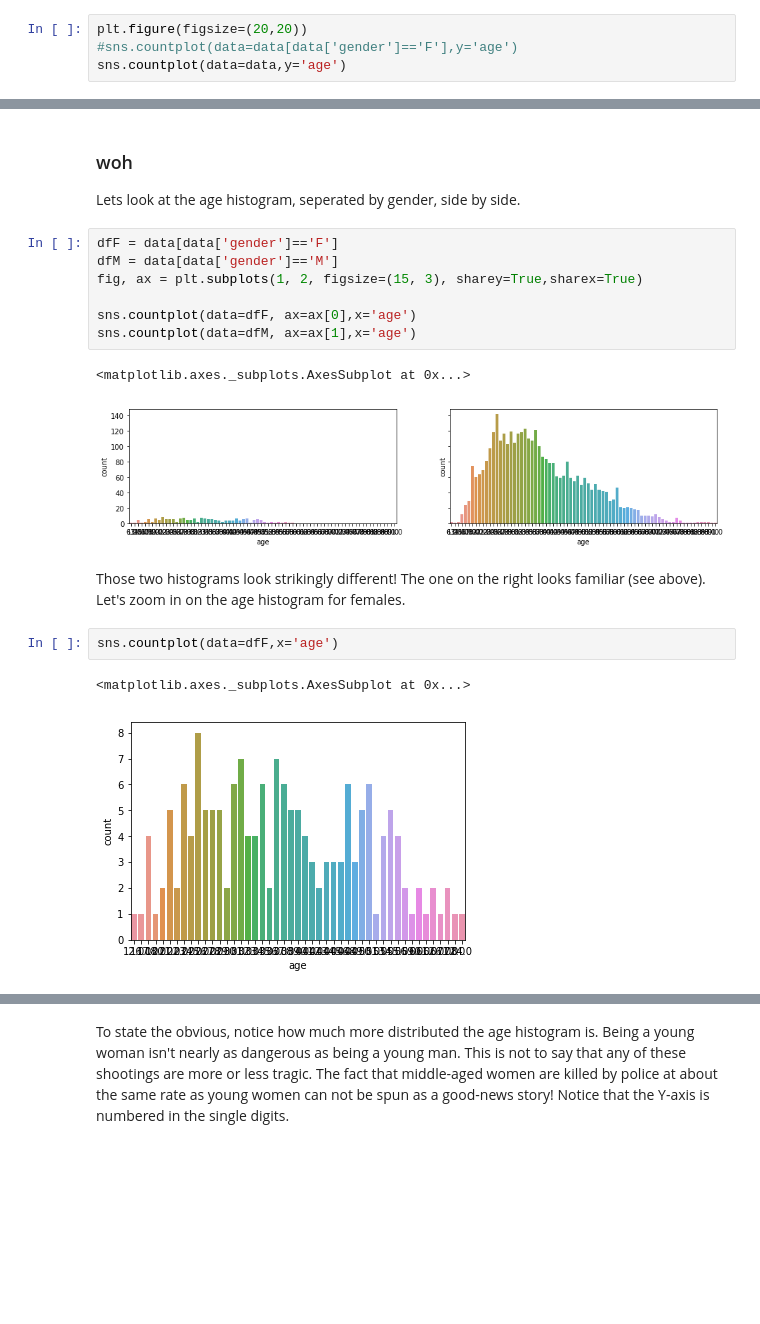
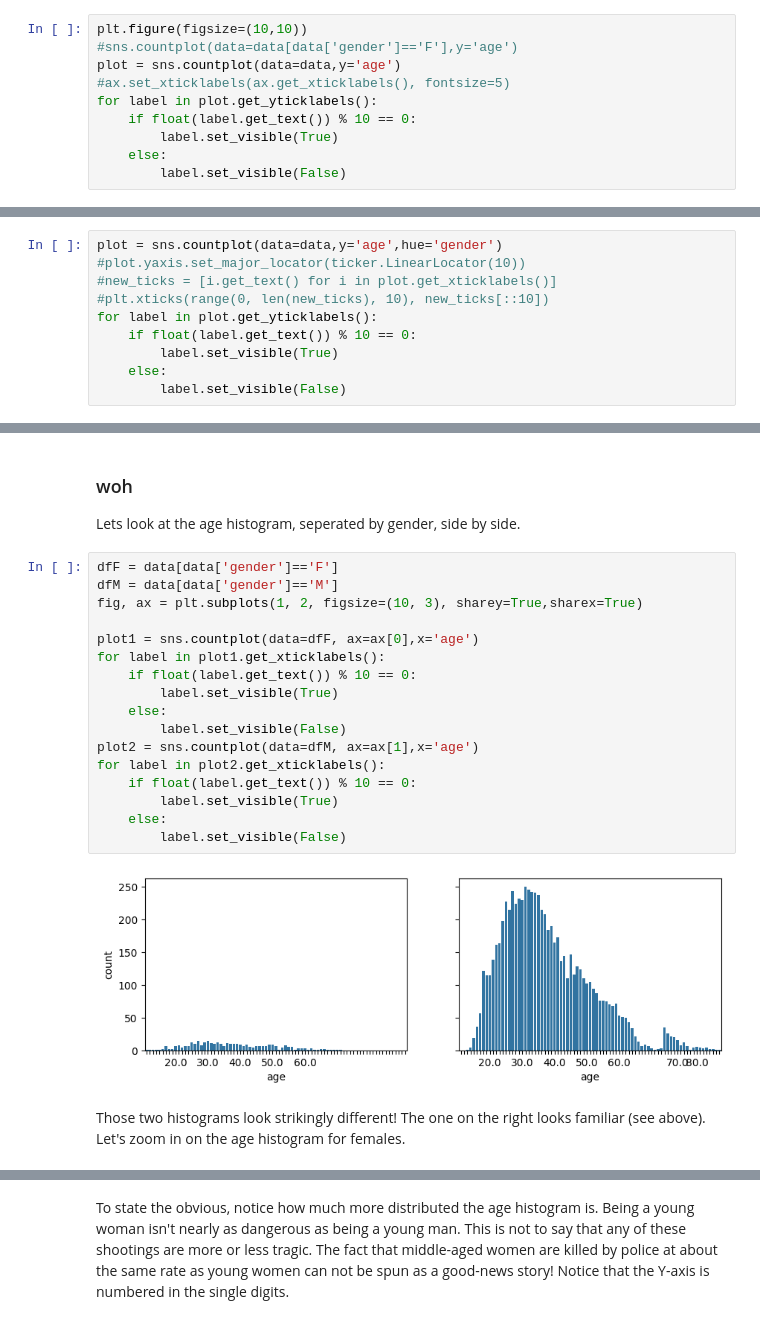
Before and after one commit to lcommons/portfolio, a Jupyter notebook: policeshootings/PoliceShootings.ipynb, the cells around one changed output, grey strips where cells are left out. Cells and saved outputs as stored; diff of their text form; blank space fills up the shorter version.

```diff
--- a/policeshootings/PoliceShootings.ipynb
+++ b/policeshootings/PoliceShootings.ipynb
@@ -146,7 +209,13 @@ This leads to some further questions to look at: state by month: when it gets HO
 
 #### Now let's look at the data by age
 # %%
-plt.figure(figsize=(20,20))
+plt.figure(figsize=(10,10))
 #sns.countplot(data=data[data['gender']=='F'],y='age')
-sns.countplot(data=data,y='age')
+plot = sns.countplot(data=data,y='age')
+#ax.set_xticklabels(ax.get_xticklabels(), fontsize=5)
+for label in plot.get_yticklabels():
+    if float(label.get_text()) % 10 == 0:
+        label.set_visible(True)
+    else:
+        label.set_visible(False)
 # %% [output]
@@ -171,0 +235,10 @@ sns.countplot(data=data,y='age',hue='gender')
+# %%
+plot = sns.countplot(data=data,y='age',hue='gender')
+#plot.yaxis.set_major_locator(ticker.LinearLocator(10))
+#new_ticks = [i.get_text() for i in plot.get_xticklabels()]
+#plt.xticks(range(0, len(new_ticks), 10), new_ticks[::10])
+for label in plot.get_yticklabels():
+    if float(label.get_text()) % 10 == 0:
+        label.set_visible(True)
+    else:
+        label.set_visible(False)
@@ -176,17 +251,21 @@ Lets look at the age histogram, seperated by gender, side by side.
 # %%
 dfF = data[data['gender']=='F']
 dfM = data[data['gender']=='M']
-fig, ax = plt.subplots(1, 2, figsize=(15, 3), sharey=True,sharex=True)
+fig, ax = plt.subplots(1, 2, figsize=(10, 3), sharey=True,sharex=True)
 
-sns.countplot(data=dfF, ax=ax[0],x='age')
-sns.countplot(data=dfM, ax=ax[1],x='age')
+plot1 = sns.countplot(data=dfF, ax=ax[0],x='age')
+for label in plot1.get_xticklabels():
+    if float(label.get_text()) % 10 == 0:
+        label.set_visible(True)
+    else:
+        label.set_visible(False)
+plot2 = sns.countplot(data=dfM, ax=ax[1],x='age')
+for label in plot2.get_xticklabels():
+    if float(label.get_text()) % 10 == 0:
+        label.set_visible(True)
+    else:
+        label.set_visible(False)
 # %% [output]
-<matplotlib.axes._subplots.AxesSubplot at 0x...>
-[figure, old version]
+[figure, new version]
 # %% [markdown]
 Those two histograms look strikingly different! The one on the right looks familiar (see above). Let's zoom in on the age histogram for females.
-# %%
-sns.countplot(data=dfF,x='age')
-# %% [output]
-<matplotlib.axes._subplots.AxesSubplot at 0x...>
-[figure, removed]
```
Also changed, not shown: parts of 22 cells of this notebook.
